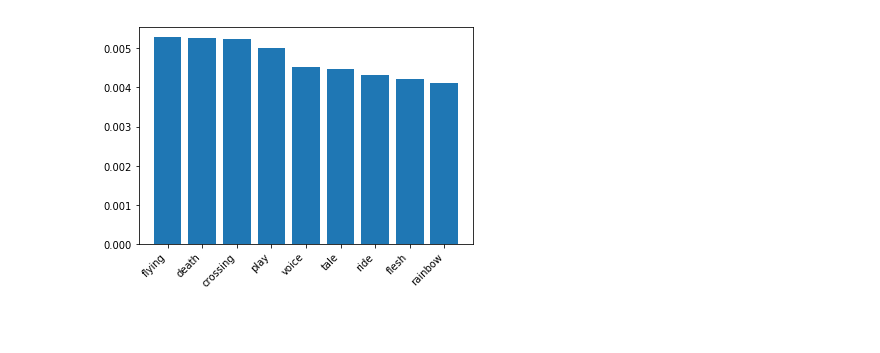
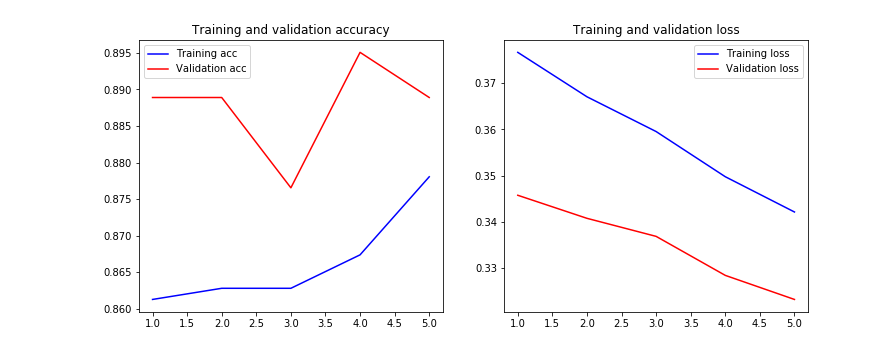
Before and after one commit to pdqnguyen/metallyrics, a Jupyter notebook: multi-genre-model.ipynb, the cells around one changed output. Drawn from its saved outputs; the diff is of its cells as text; code cells hidden in the pictures; blank space fills up the shorter version.

Commit message:
added basic keras NN model

```diff
--- a/multi-genre-model.ipynb
+++ b/multi-genre-model.ipynb
@@ -132,20 +161,23 @@ best_params = {'bootstrap': True, 'max_depth': 30, 'max_features': 'auto', 'min_
+# %%
+stacked_model = StackedModel(
+    base_models=[
+        nn_model,
+#         lr_model
+#         nb_model
+    ],
+    final_model=LogisticRegression(solver='lbfgs', random_state=0)
+)
 # %%
 df_features = df_full[feature_cols_r]
 df_norm = pd.concat((df_features.div(df_features.sum(axis=1), axis=0), df_full[label_cols]), axis=1)
 df_train, df_test = train_test_split(df_norm, test_size=0.2, random_state=0)
 br = BinaryRelevance(
-    StackedModel(
-        base_models=[
-            RandomForestClassifier(n_jobs=-1, random_state=0, **best_params),
-#             LogisticRegression(solver='lbfgs', n_jobs=-1, random_state=0)
-#             GaussianNB()
-        ],
-        final_model=LogisticRegression(solver='lbfgs', random_state=0)
-    ),
+    stacked_model,
     feature_cols_r,
-    label_cols
+    label_cols,
+    oversampler=RandomOverSampler(random_state=0)
 )
-br.fit(df_train, oversampler=RandomOverSampler(random_state=0))
+br.fit(df_train, epochs=5, verbose=False, batch_size=10)
 df_pred, df_prob, df_true = br.predict(df_test)
 for label in label_cols:
     print("{}: {:.4f}".format(label.replace('genre_', ''), balanced_accuracy_score(df_true[label], df_pred[label])))
@@ -162,9 +210,14 @@ other: 0.5000
 # %%
-feature_importances = br.estimators_['genre_power'].base_models[0].feature_importances_
-sort_idx = feature_importances.argsort()[:-10:-1]
-plt.bar(np.array(feature_cols_r)[sort_idx], feature_importances[sort_idx])
-plt.xticks(rotation=45, ha='right')
-plt.show()
+for base_model in br.estimators_['genre_black'].base_models:
+    model_name = type(base_model).__name__
+    if model_name == 'Sequential':
+        plot_history(base_model.history)
+    elif model_name == 'RandomForest':
+        feature_importances = base_model.feature_importances_
+        sort_idx = feature_importances.argsort()[:-10:-1]
+        plt.bar(np.array(feature_cols_r)[sort_idx], feature_importances[sort_idx])
+        plt.xticks(rotation=45, ha='right')
+        plt.show()
 # %% [output]
-[figure, old version]
+[figure, new version]
 # %%
```
Also changed, not shown: parts of 17 cells of this notebook.
